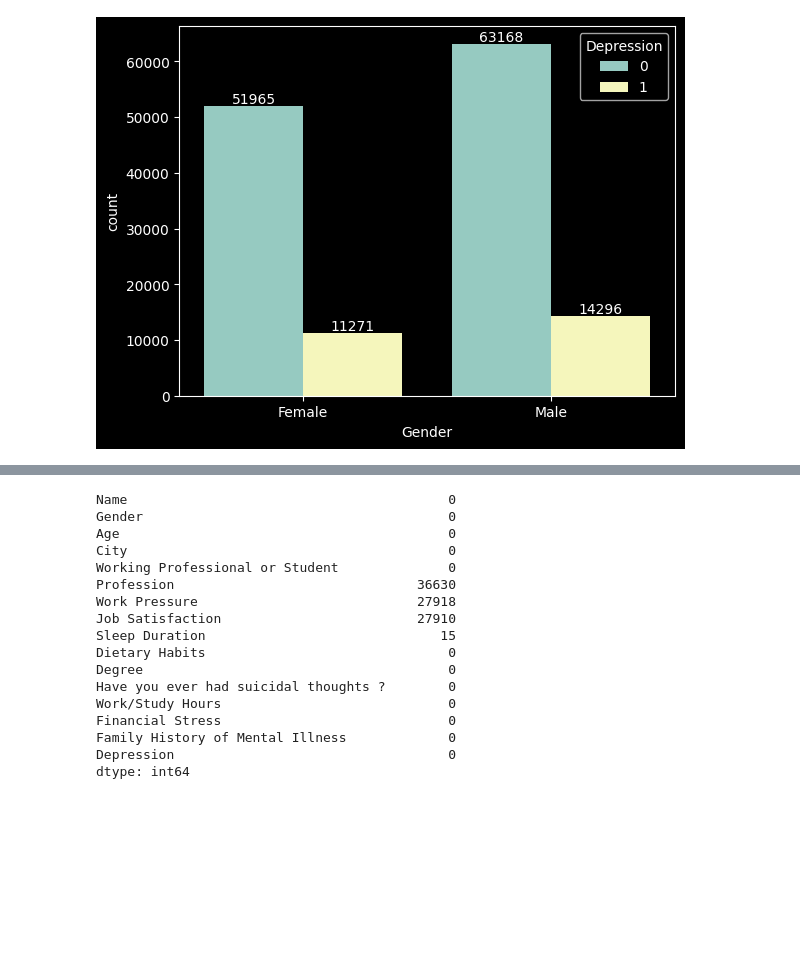
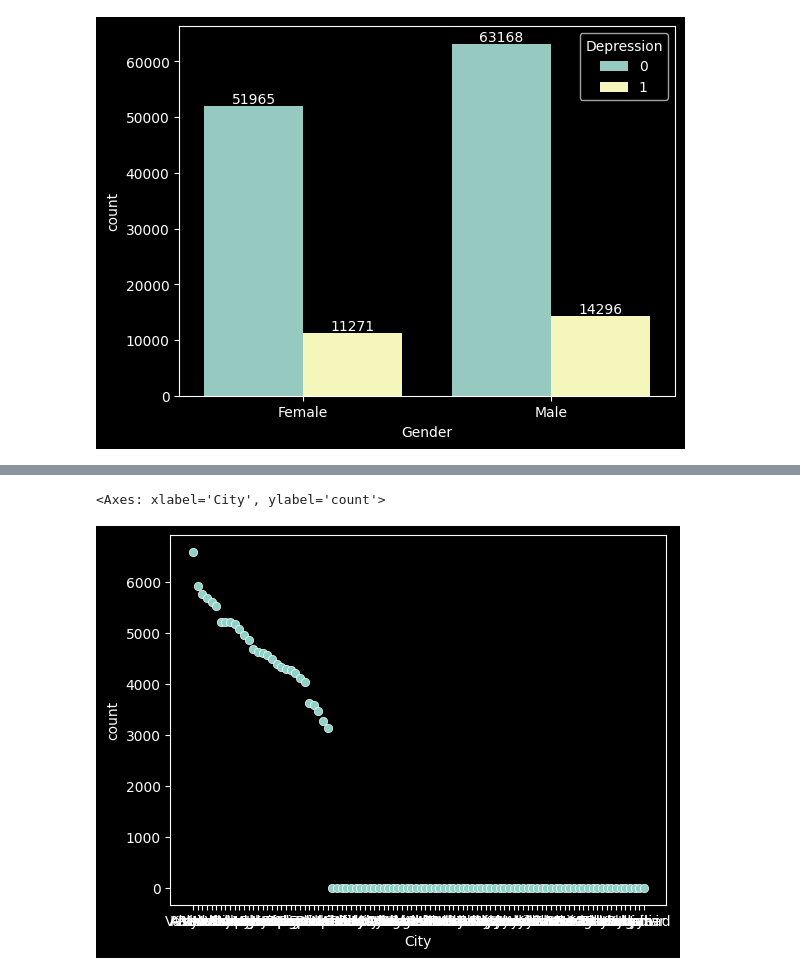
Before and after one commit to Omer-Z/Kaggle_Tasks, a Jupyter notebook: Mental_Health/src/analysis.ipynb, the cells around one changed output, grey strips where cells are left out. Cells and saved outputs as stored; diff of their text form; code cells hidden in the pictures; blank space fills up the shorter version.

```diff
--- a/Mental_Health/src/analysis.ipynb
+++ b/Mental_Health/src/analysis.ipynb
@@ -619,20 +588,5 @@ annot_plot(ax)
-# %%
-processed_data.isnull().sum()
-# %% [output]
-Name                                         0
-Gender                                       0
-Age                                          0
-City                                         0
-Working Professional or Student              0
-Profession                               36630
-Work Pressure                            27918
-Job Satisfaction                         27910
-Sleep Duration                              15
-Dietary Habits                               0
-Degree                                       0
-Have you ever had suicidal thoughts ?        0
-Work/Study Hours                             0
-Financial Stress                             0
-Family History of Mental Illness             0
-Depression                                   0
-dtype: int64
+# %%
+sns.scatterplot(processed_data['City'].value_counts())
+# %% [output]
+<Axes: xlabel='City', ylabel='count'>
+[figure, added]
```
Also changed, not shown: parts of 18 cells of this notebook.
